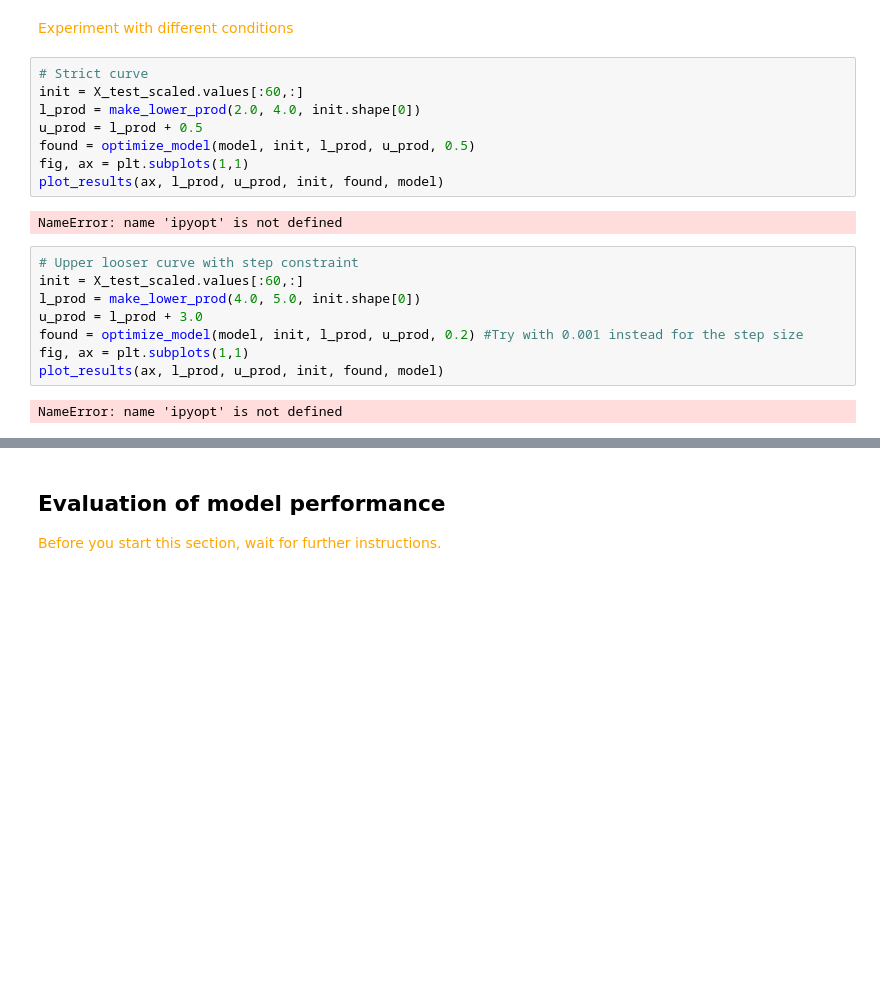
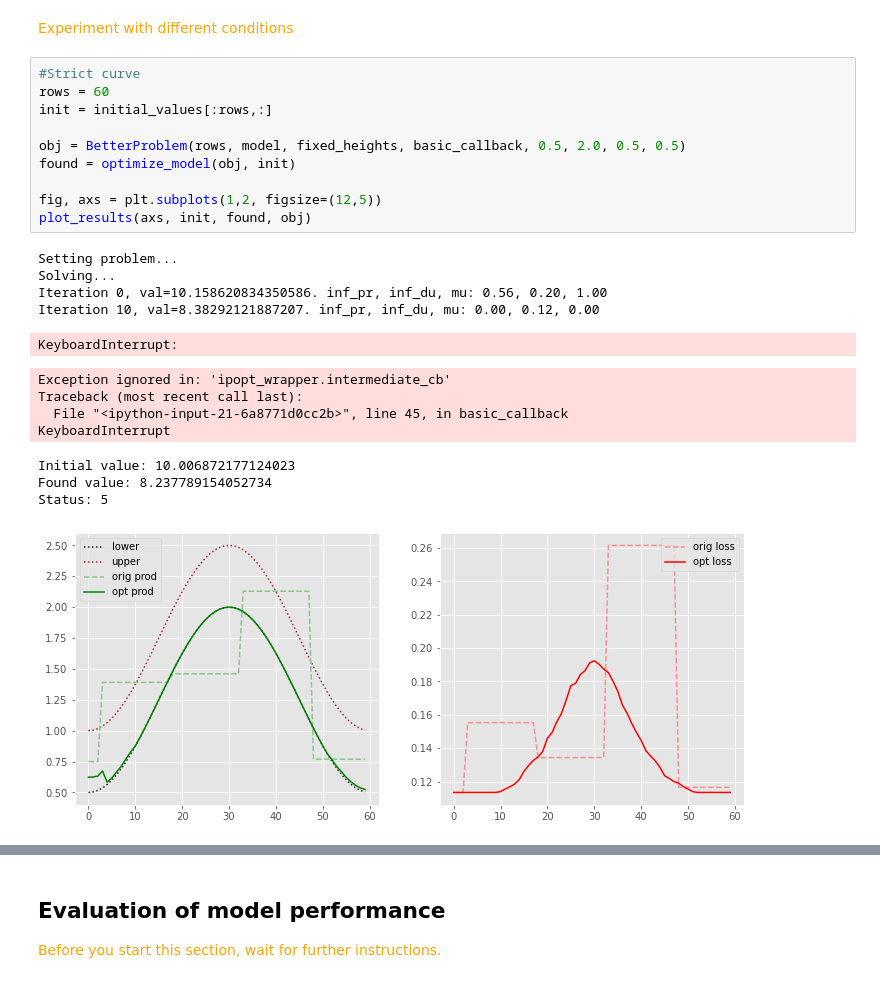
Before and after one commit to sintefmath/Digitalakademi, a Jupyter notebook: Details of Machine Learning and Optimisation/hands on/ML_opt.ipynb, the cells around one changed output, grey strips where cells are left out. Cells and saved outputs as stored; diff of their text form; blank space fills up the shorter version.

Commit message:
Updated so the ipopt stuff works, though it's slow

```diff
--- a/Details of Machine Learning and Optimisation/hands on/ML_opt.ipynb
+++ b/Details of Machine Learning and Optimisation/hands on/ML_opt.ipynb
@@ -478,22 +562,26 @@ def optimize_model(model, x0, prod_L, prod_U, step_size):
 # %% [markdown]
 <span style="color:orange"> Experiment with different conditions </span>
 # %%
-# Strict curve
-init = X_test_scaled.values[:60,:]
-l_prod = make_lower_prod(2.0, 4.0, init.shape[0])
-u_prod = l_prod + 0.5
-found = optimize_model(model, init, l_prod, u_prod, 0.5)
-fig, ax = plt.subplots(1,1)
-plot_results(ax, l_prod, u_prod, init, found, model)
+#Strict curve
+rows = 60
+init = initial_values[:rows,:]
+
+obj = BetterProblem(rows, model, fixed_heights, basic_callback, 0.5, 2.0, 0.5, 0.5)
+found = optimize_model(obj, init)
+
+fig, axs = plt.subplots(1,2, figsize=(12,5))
+plot_results(axs, init, found, obj)
 # %% [output]
-NameError: name 'ipyopt' is not defined
+Setting problem...
+Solving...
+Iteration 0, val=10.158620834350586. inf_pr, inf_du, mu: 0.56, 0.20, 1.00
+Iteration 10, val=8.38292121887207. inf_pr, inf_du, mu: 0.00, 0.12, 0.00
+KeyboardInterrupt:
+Exception ignored in: 'ipopt_wrapper.intermediate_cb'
+Traceback (most recent call last):
+  File "<ipython-input-21-6a8771d0cc2b>", line 45, in basic_callback
+KeyboardInterrupt
+Initial value: 10.006872177124023
+Found value: 8.237789154052734
+Status: 5
+[figure, added]
-# %%
-# Upper looser curve with step constraint
-init = X_test_scaled.values[:60,:]
-l_prod = make_lower_prod(4.0, 5.0, init.shape[0])
-u_prod = l_prod + 3.0
-found = optimize_model(model, init, l_prod, u_prod, 0.2) #Try with 0.001 instead for the step size
-fig, ax = plt.subplots(1,1)
-plot_results(ax, l_prod, u_prod, init, found, model)
-# %% [output]
-NameError: name 'ipyopt' is not defined
```
Also changed, not shown: parts of 27 cells of this notebook.
